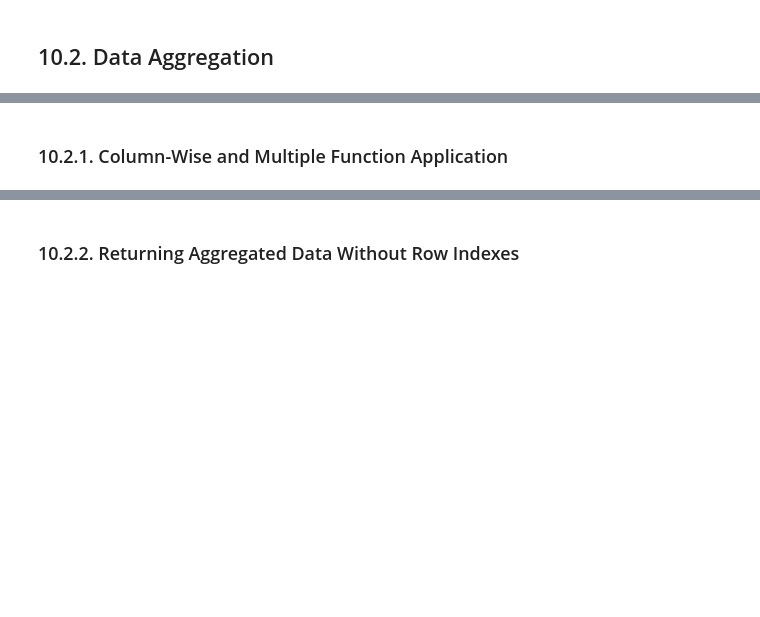
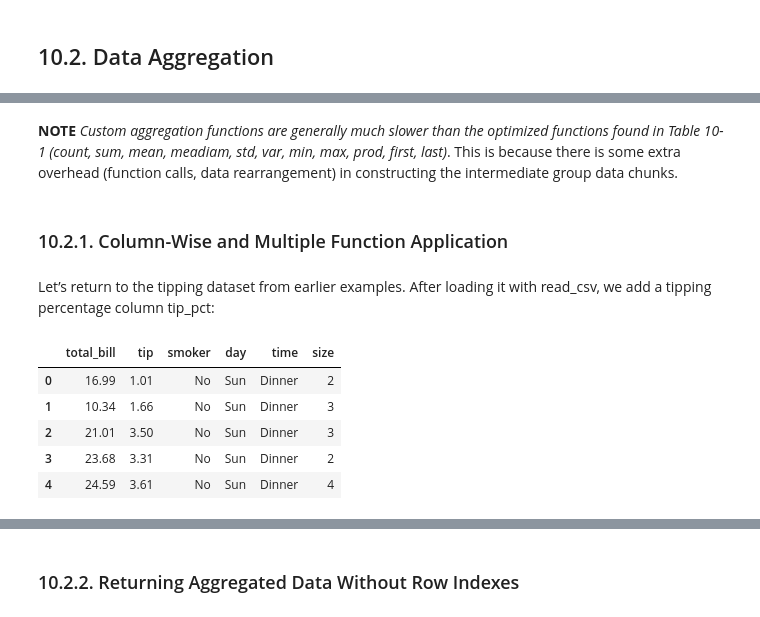
Before and after one commit to quangphu1912/Py-data-analysis-McKinney, a Jupyter notebook: 10_Data Aggregation and Group Operations.ipynb, the cells around one changed output, grey strips where cells are left out. Saved outputs shown, nothing was run; the diff lists cells and outputs as text; code cells hidden in the pictures; blank space fills up the shorter version.

```diff
--- a/10_Data Aggregation and Group Operations.ipynb
+++ b/10_Data Aggregation and Group Operations.ipynb
@@ -382,3 +414,18 @@ grouped.describe()
+# %% [markdown]
+**NOTE**
+*Custom aggregation functions are generally much slower than the optimized functions found in Table 10-1* *(count, sum, mean, meadiam, std, var, min, max, prod, first, last)*. This is because there is some extra overhead (function calls, data rearrangement) in constructing the intermediate group data chunks.
 # %% [markdown]
 ### 10.2.1. Column-Wise and Multiple Function Application
+# %% [markdown]
+Let’s return to the tipping dataset from earlier examples. After loading it with read_csv, we add a tipping percentage column tip_pct:
+# %%
+tips = pd.read_csv('examples/tips.csv')
+tips.head()
+# %% [output]
+|  | total_bill | tip | smoker | day | time | size |
+| 0 | 16.99 | 1.01 | No | Sun | Dinner | 2 |
+| 1 | 10.34 | 1.66 | No | Sun | Dinner | 3 |
+| 2 | 21.01 | 3.50 | No | Sun | Dinner | 3 |
+| 3 | 23.68 | 3.31 | No | Sun | Dinner | 2 |
+| 4 | 24.59 | 3.61 | No | Sun | Dinner | 4 |
 # %%
```
Also changed, not shown: parts of 137 cells of this notebook.
